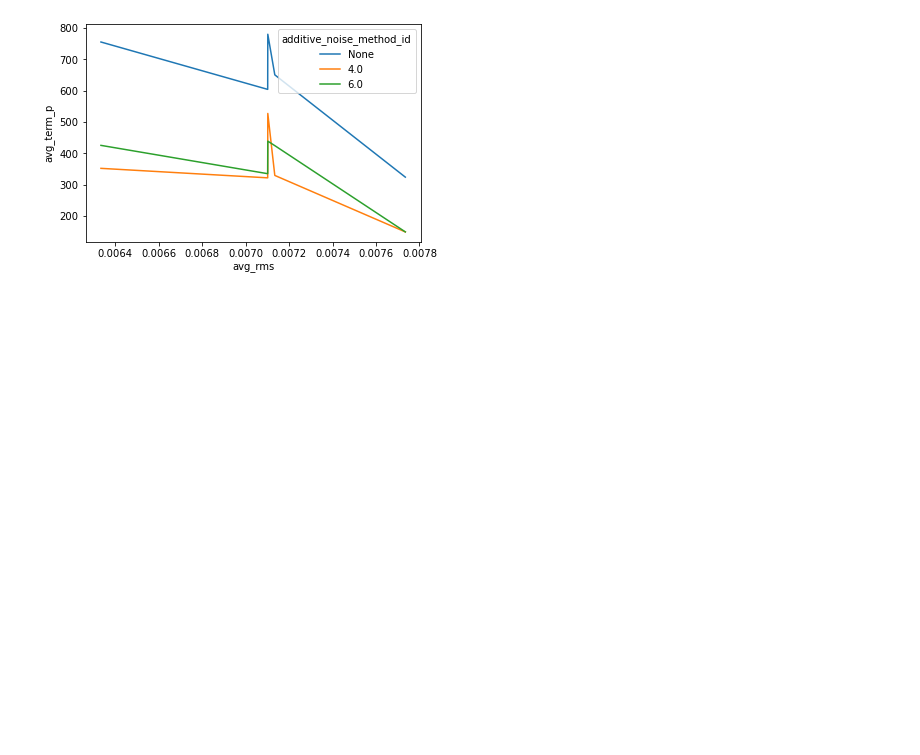
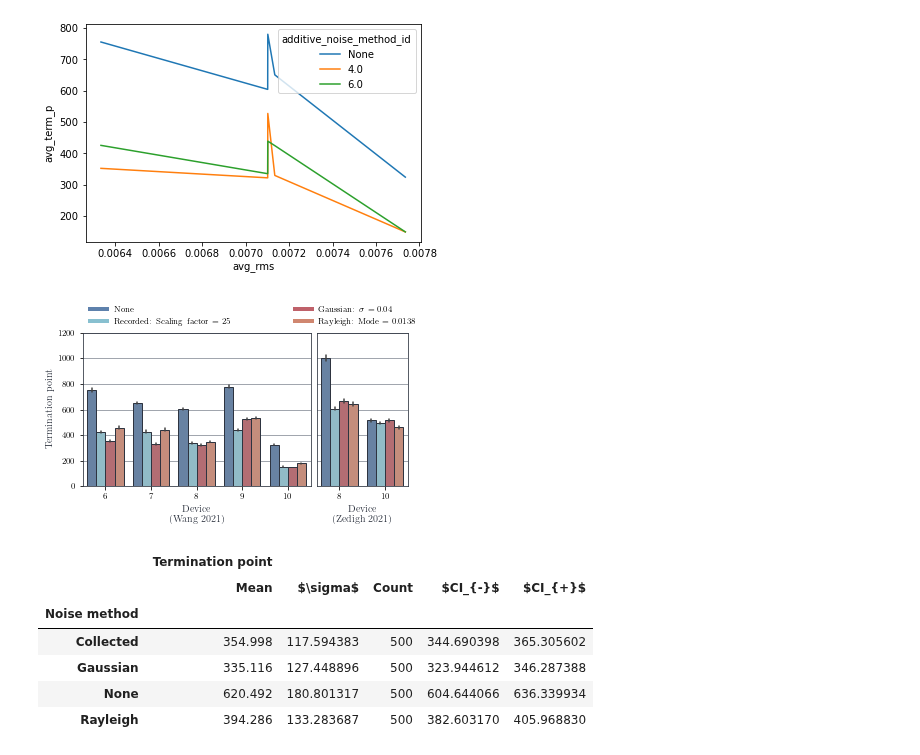
Before and after one commit to axelzedigh/MasterThesisResults, a Jupyter notebook: notebooks/Database_interactions.ipynb, the cells around one changed output. Cells and saved outputs as stored; diff of their text form; code cells hidden in the pictures; blank space fills up the shorter version.

Commit message:
Some changes (plots in report related).

```diff
--- a/notebooks/Database_interactions.ipynb
+++ b/notebooks/Database_interactions.ipynb
@@ -72,3 +74,68 @@ sns.lineplot(data["avg_rms"], data["avg_term_p"], hue=data["additive_noise_metho
 # %% [output]
 <AxesSubplot:xlabel='avg_rms', ylabel='avg_term_p'>
 [figure]
+# %%
+def interval_upper(x):
+    a = 1.96
+    mean = x.mean()
+    sem = x.sem()
+    return mean + a*sem
+
+
+def interval_lower(x):
+    a = 1.96
+    mean = x.mean()
+    sem = x.sem()
+    return mean - a*sem
+# %%
+trace_process_id = 3
+wang, zedigh = plot_best_additive_noise_methods_2(
+    trace_process_id=trace_process_id,
+    save_path=None,
+    format="pgf",
+    show=True,
+)
+
+wang = wang.rename(
+    columns={
+        "termination_point": "Termination point",
+        "additive_noise_method": "Noise method",
+        "device": "Device",
+    }
+)
+
+
+g = wang.groupby(["Noise method", "Device"])
+#wang = pd.DataFrame(g.apply(lambda x: x.sample(g.size().min()).reset_index(drop=True)))
+wang = g.apply(lambda x: x.sample(g.size().min())).reset_index(drop=True)
+wang = wang.groupby(["Noise method"]).agg(
+    {'Termination point': ['mean', 'std', 'count', interval_lower, interval_upper]})
+wang = wang.rename(
+    columns={
+        "mean": "Mean",
+        "std": "$\sigma$",
+        "count": "Count",
+        "interval_lower": "$CI_{-}$",
+        "interval_upper": "$CI_{+}$",
+    }
+)
+
+# latex = wang.to_latex(
+    # header=["M", "D", "M"],
+#    sparsify=True,
+#    float_format="%.0f",
+#    label="_wang",
+#    escape=False,
+#    caption=f"Table for Wang 2021 dataset (trace process)",
+#)
+
+wang
+# %% [output]
+[figure, added]
+|  | Termination point |  |  |  |  |
+|  | Mean | $\sigma$ | Count | $CI_{-}$ | $CI_{+}$ |
+| Noise method |  |  |  |  |  |
+| Collected | 354.998 | 117.594383 | 500 | 344.690398 | 365.305602 |
+| Gaussian | 335.116 | 127.448896 | 500 | 323.944612 | 346.287388 |
+| None | 620.492 | 180.801317 | 500 | 604.644066 | 636.339934 |
+| Rayleigh | 394.286 | 133.283687 | 500 | 382.603170 | 405.968830 |
```
Also changed, not shown: parts of 2 cells of this notebook, 7 other files.
